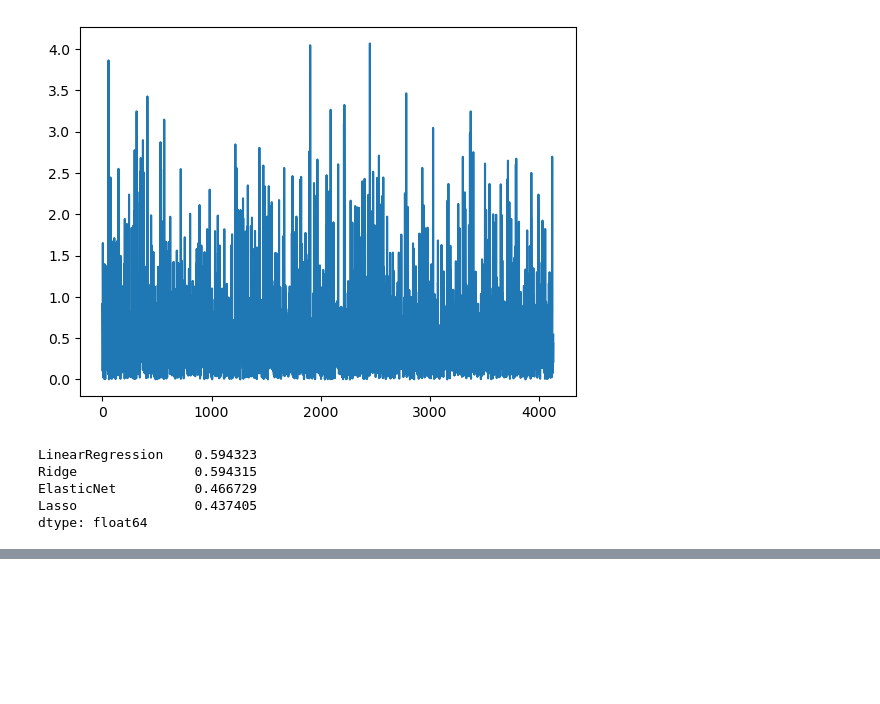
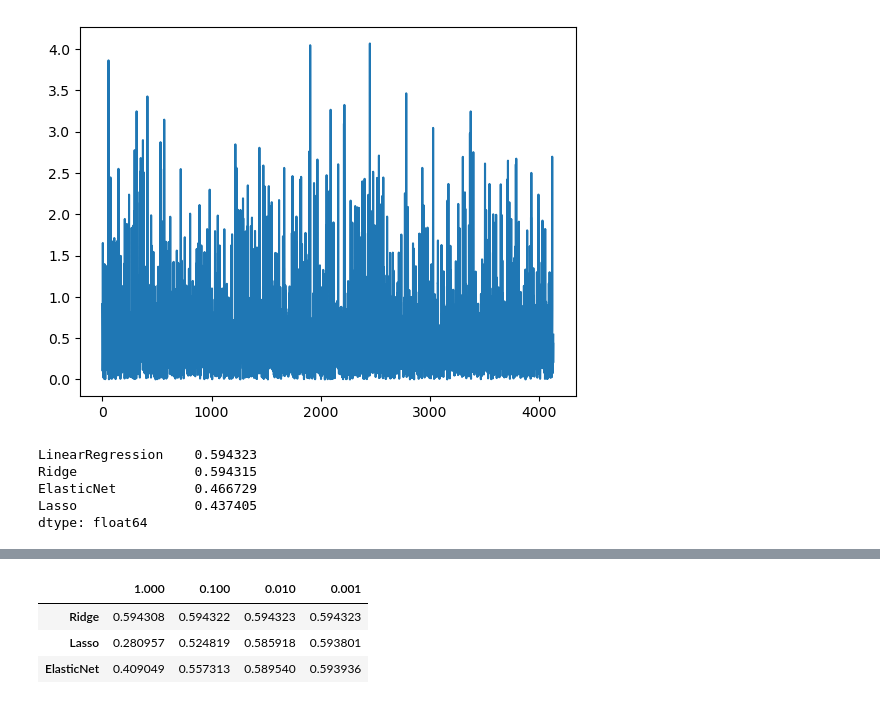
Before and after one commit to gasbugs/ML20221011, a Jupyter notebook: 03_머신러닝 알고리즘과 평가/16일차 - 회귀 알고리즘'.ipynb, the cells around one changed output, grey strips where cells are left out. Saved outputs shown, nothing was run; the diff lists cells and outputs as text; code cells hidden in the pictures; blank space fills up the shorter version.

```diff
--- a/03_머신러닝 알고리즘과 평가/16일차 - 회귀 알고리즘'.ipynb
+++ b/03_머신러닝 알고리즘과 평가/16일차 - 회귀 알고리즘'.ipynb
@@ -125,0 +158,28 @@ dtype: float64
+# %%
+alphas = [1.0, 0.1, 0.01, 0.001]
+result = dict()
+
+# 스탠다드 스케일러 전
+for alpha in alphas:
+    result[alpha] = dict()
+    from sklearn.linear_model import Ridge
+    ridge = Ridge(alpha=alpha, random_state=0)
+    ridge.fit(ch_train_x, ch_train_y)
+    result[alpha]['Ridge'] = ridge.score(ch_test_x, ch_test_y)
+
+    from sklearn.linear_model import Lasso
+    lasso = Lasso(alpha=alpha, random_state=0)
+    lasso.fit(ch_train_x, ch_train_y)
+    result[alpha]['Lasso'] = lasso.score(ch_test_x, ch_test_y)
+
+    from sklearn.linear_model import ElasticNet
+    elasticnet = ElasticNet(alpha=alpha, random_state=0)
+    elasticnet.fit(ch_train_x, ch_train_y)
+    result[alpha]['ElasticNet'] = elasticnet.score(ch_test_x, ch_test_y)
+
+pd.DataFrame(result)
+# %% [output]
+|  | 1.000 | 0.100 | 0.010 | 0.001 |
+| Ridge | 0.594308 | 0.594322 | 0.594323 | 0.594323 |
+| Lasso | 0.280957 | 0.524819 | 0.585918 | 0.593801 |
+| ElasticNet | 0.409049 | 0.557313 | 0.589540 | 0.593936 |
```
Also changed, not shown: parts of 6 cells of this notebook.
